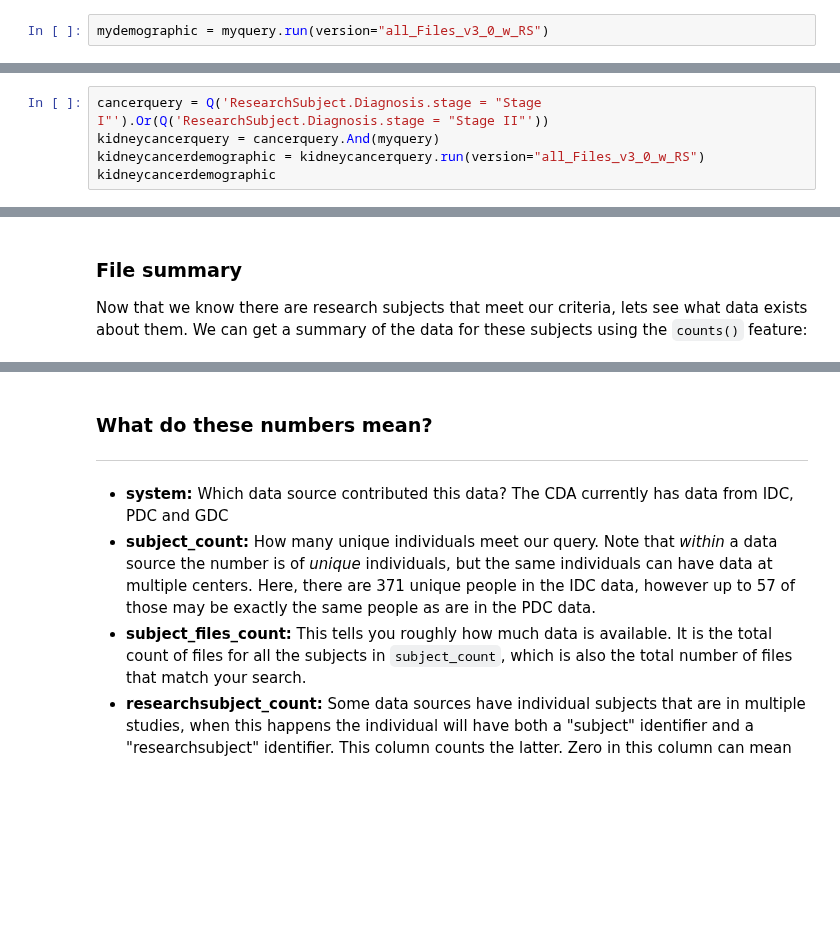
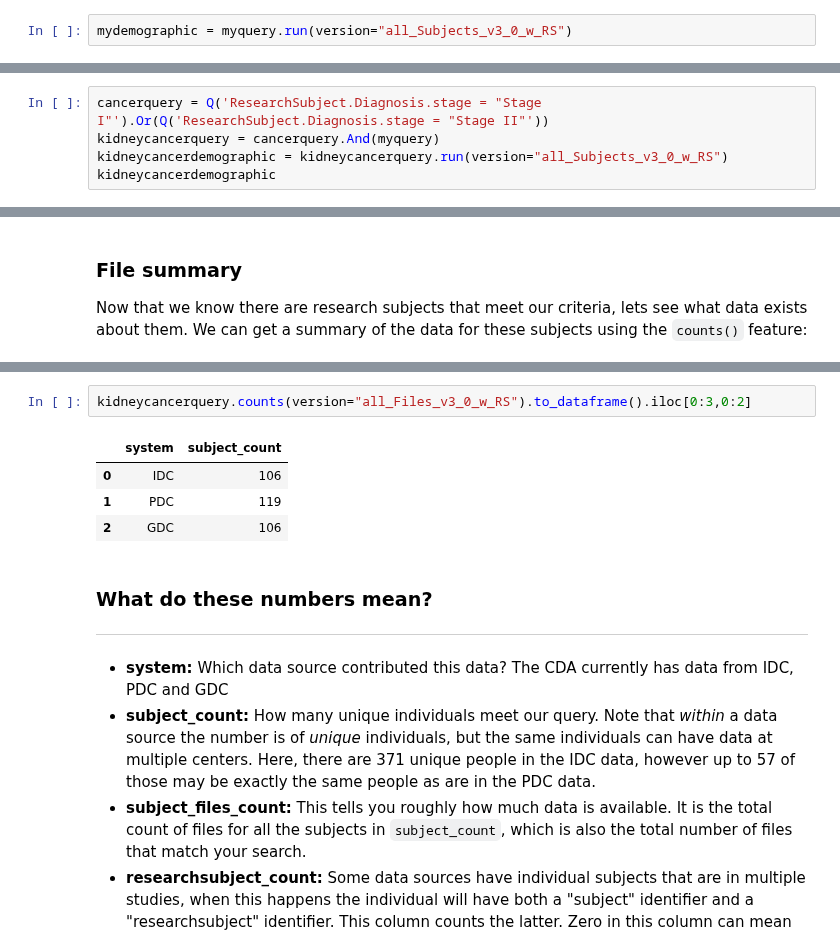
Before and after one commit to CancerDataAggregator/CDA-HelpDesk, a Jupyter notebook: docs/QuickStart/ExampleNotebooks/2022-4-26-Demo.ipynb, the cells around one changed output, grey strips where cells are left out. Cells and saved outputs as stored; diff of their text form; blank space fills up the shorter version.

Commit message:
point at subject tables for run

```diff
--- a/docs/QuickStart/ExampleNotebooks/2022-4-26-Demo.ipynb
+++ b/docs/QuickStart/ExampleNotebooks/2022-4-26-Demo.ipynb
@@ -82,7 +82,7 @@ myquery = Q('ResearchSubject.primary_diagnosis_site = "Kidney"')
 # %% [markdown]
 Since we are looking for demographic summary information, we want to use this query in Q.run. We do this by running .run() on the query we just saved, and saving the result to a new variable mydemographic:
 # %%
-mydemographic = myquery.run(version="all_Files_v3_0_w_RS")
+mydemographic = myquery.run(version="all_Subjects_v3_0_w_RS")
 # %% [output]
 Getting results from database
 
@@ -136,7 +136,7 @@ There are lots of Subjects in our general search for Kidney, so lets try to filt
 # %%
 cancerquery = Q('ResearchSubject.Diagnosis.stage = "Stage I"').Or(Q('ResearchSubject.Diagnosis.stage = "Stage II"'))
 kidneycancerquery = cancerquery.And(myquery)
-kidneycancerdemographic = kidneycancerquery.run(version="all_Files_v3_0_w_RS")
+kidneycancerdemographic = kidneycancerquery.run(version="all_Subjects_v3_0_w_RS")
 kidneycancerdemographic
 # %% [output]
 Getting results from database
@@ -172,3 +172,10 @@ kidneycancerquery.counts(version="all_Files_v3_0_w_RS").to_dataframe()#.iloc[0:3
+# %%
+kidneycancerquery.counts(version="all_Files_v3_0_w_RS").to_dataframe().iloc[0:3,0:2]
+# %% [output]
+|  | system | subject_count |
+| 0 | IDC | 106 |
+| 1 | PDC | 119 |
+| 2 | GDC | 106 |
 # %% [markdown]
 ### What do these numbers mean?
 
```
Also changed, not shown: parts of 7 cells of this notebook.
